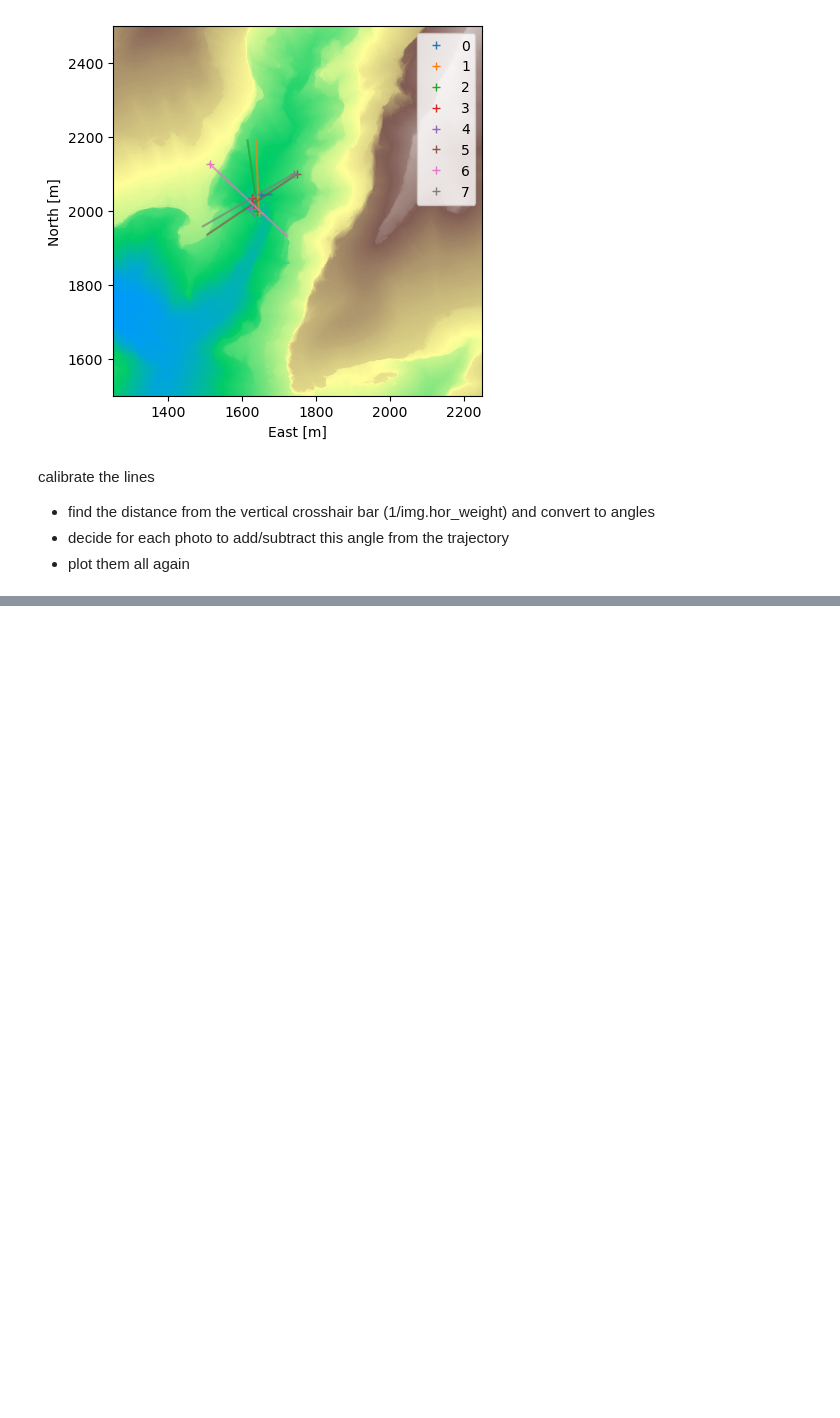
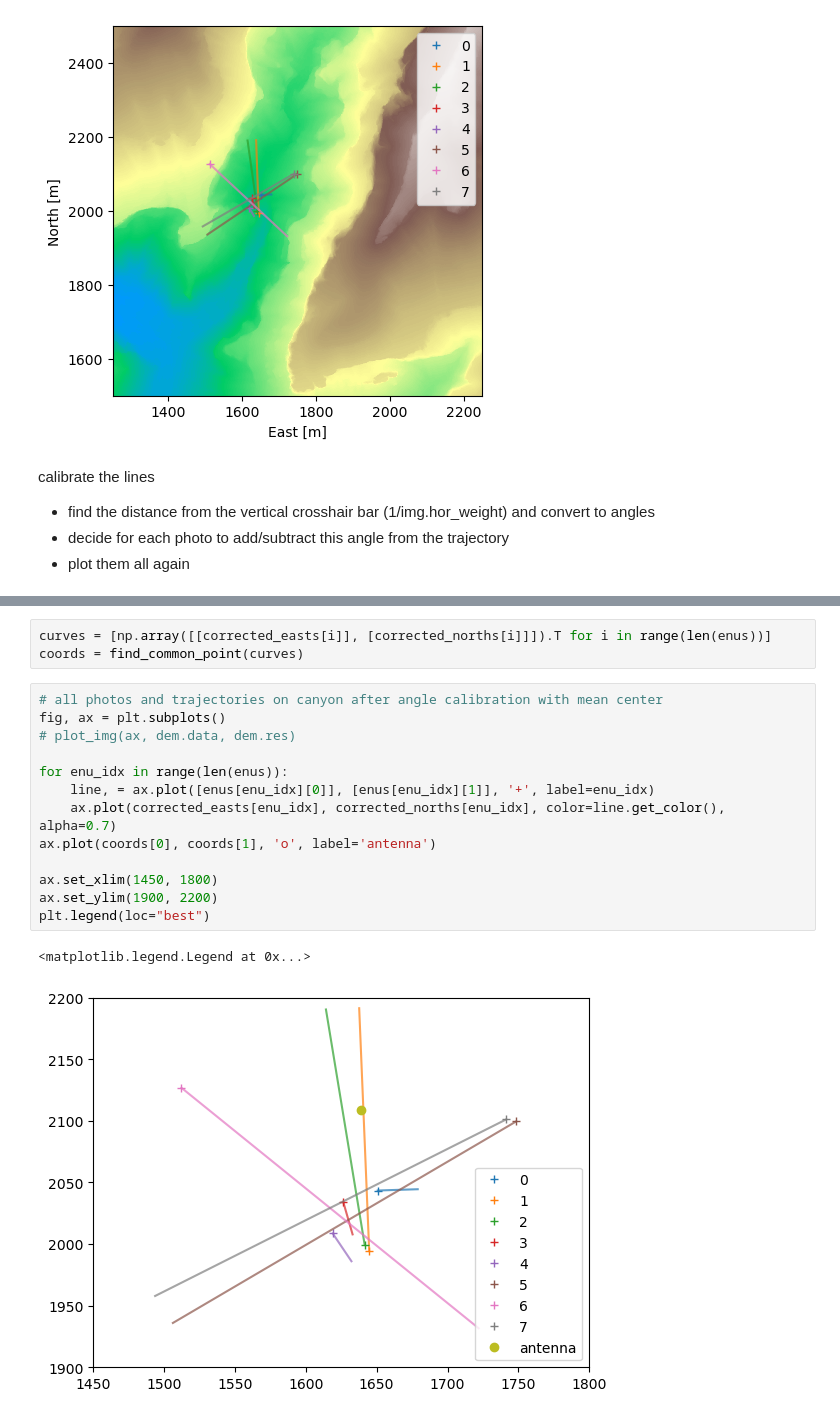
Before and after one commit to KomalKaur0/eigsep_hrzn_mapping, a Jupyter notebook: notebooks/horizon.ipynb, the cells around one changed output, grey strips where cells are left out. Saved outputs shown, nothing was run; the diff lists cells and outputs as text; blank space fills up the shorter version.

Commit message:
antenna coords

```diff
--- a/notebooks/horizon.ipynb
+++ b/notebooks/horizon.ipynb
@@ -232,0 +324,19 @@ angle_diff_7 = (1 / img7.hor_weight) * angle_per_pix  #type: ignore
+# %%
+curves = [np.array([[corrected_easts[i]], [corrected_norths[i]]]).T for i in range(len(enus))]
+coords = find_common_point(curves)
+# %%
+# all photos and trajectories on canyon after angle calibration with mean center
+fig, ax = plt.subplots()
+# plot_img(ax, dem.data, dem.res)
+
+for enu_idx in range(len(enus)):
+    line, = ax.plot([enus[enu_idx][0]], [enus[enu_idx][1]], '+', label=enu_idx)
+    ax.plot(corrected_easts[enu_idx], corrected_norths[enu_idx], color=line.get_color(), alpha=0.7)
+ax.plot(coords[0], coords[1], 'o', label='antenna')
+
+ax.set_xlim(1450, 1800)
+ax.set_ylim(1900, 2200)
+plt.legend(loc="best")
+# %% [output]
+<matplotlib.legend.Legend at 0x...>
+[figure, added]
```
Also changed, not shown: parts of 10 cells of this notebook.
